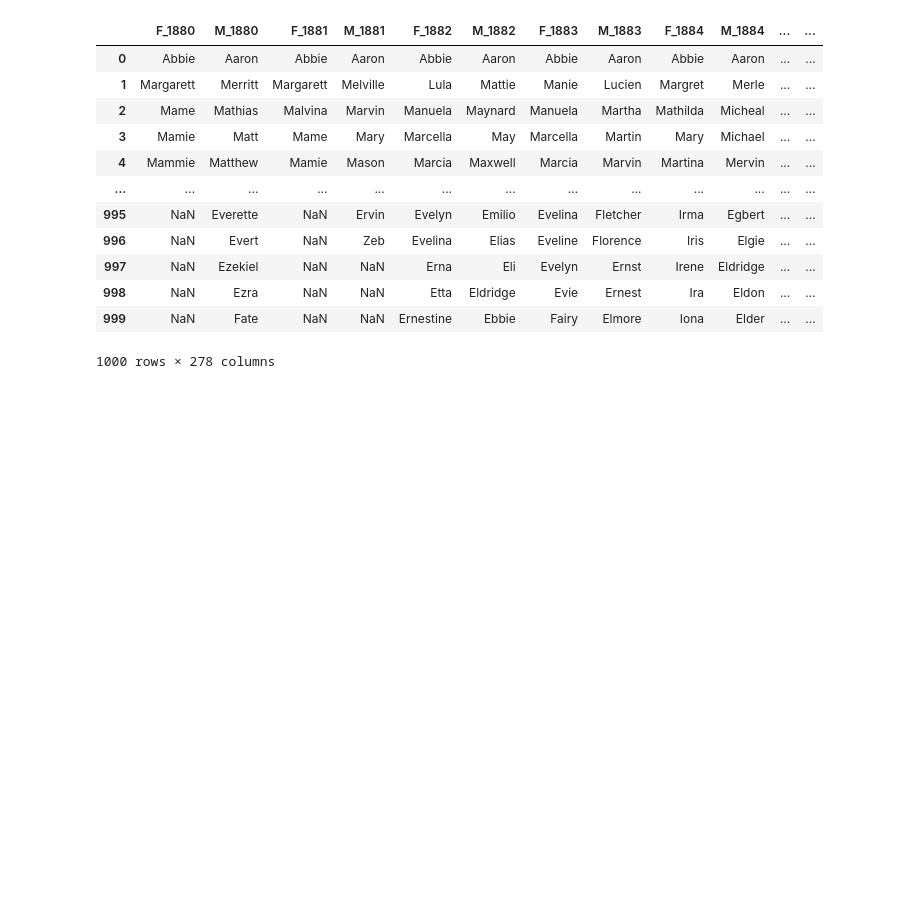
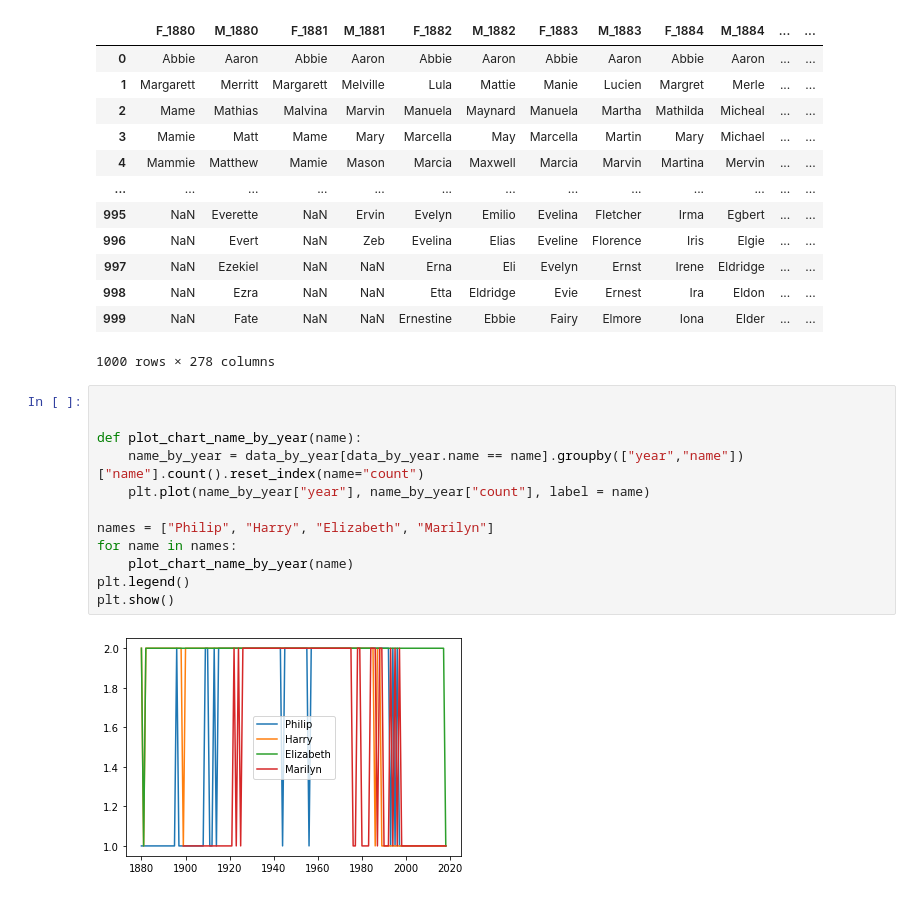
Before and after one commit to danghuutoan/mci_test, a Jupyter notebook: task4.ipynb, the cells around one changed output. Cells and saved outputs as stored; diff of their text form; blank space fills up the shorter version.

```diff
--- a/task4.ipynb
+++ b/task4.ipynb
@@ -108,3 +108,17 @@ popular_names_by_year
 | 998 | NaN | Ezra | NaN | NaN | Etta | Eldridge | Evie | Ernest | Ira | Eldon | ... | ... |
 | 999 | NaN | Fate | NaN | NaN | Ernestine | Ebbie | Fairy | Elmore | Iona | Elder | ... | ... |
 1000 rows × 278 columns
+# %%
+
+
+def plot_chart_name_by_year(name):
+    name_by_year = data_by_year[data_by_year.name == name].groupby(["year","name"])["name"].count().reset_index(name="count")
+    plt.plot(name_by_year["year"], name_by_year["count"], label = name)
+
+names = ["Philip", "Harry", "Elizabeth", "Marilyn"]
+for name in names:
+    plot_chart_name_by_year(name)
+plt.legend()
+plt.show()
+# %% [output]
+[figure, added]
```
